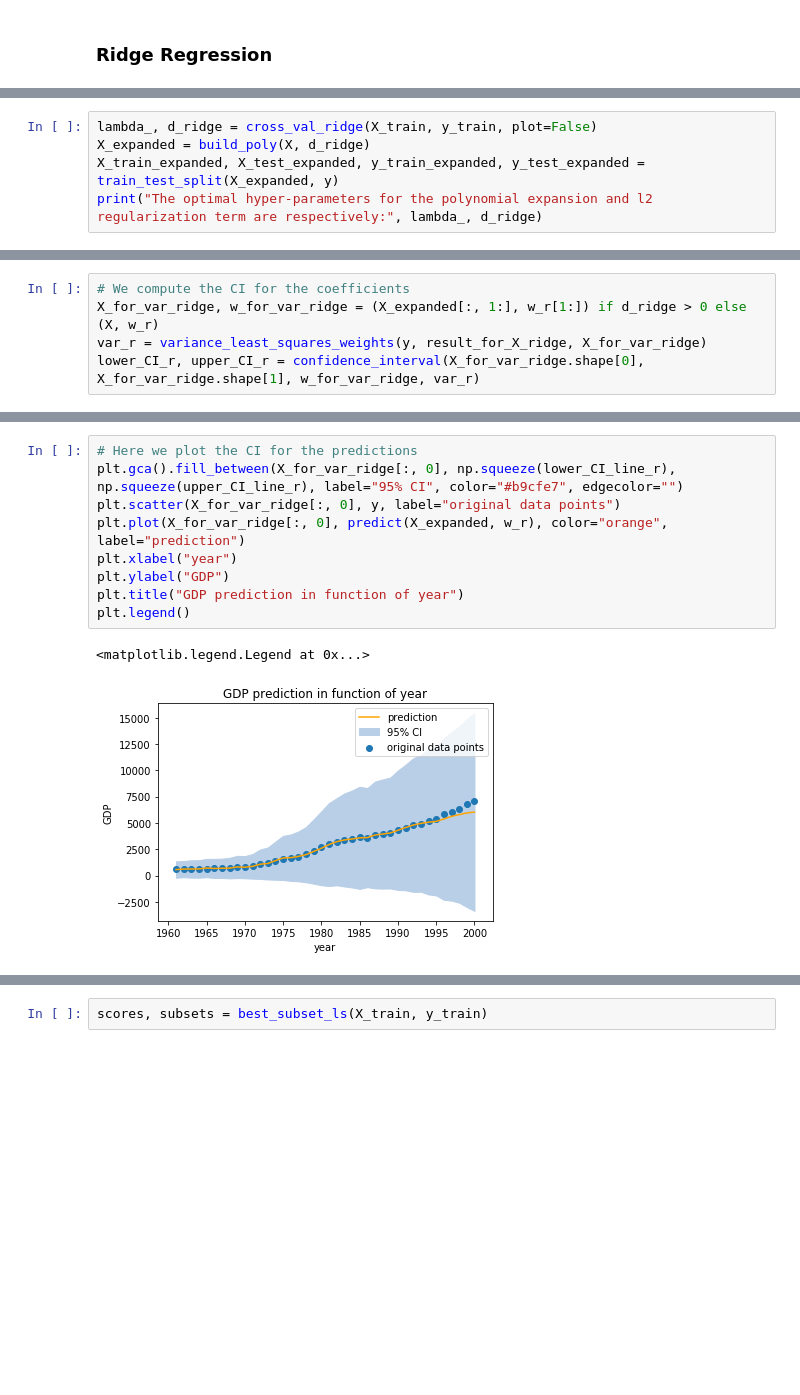
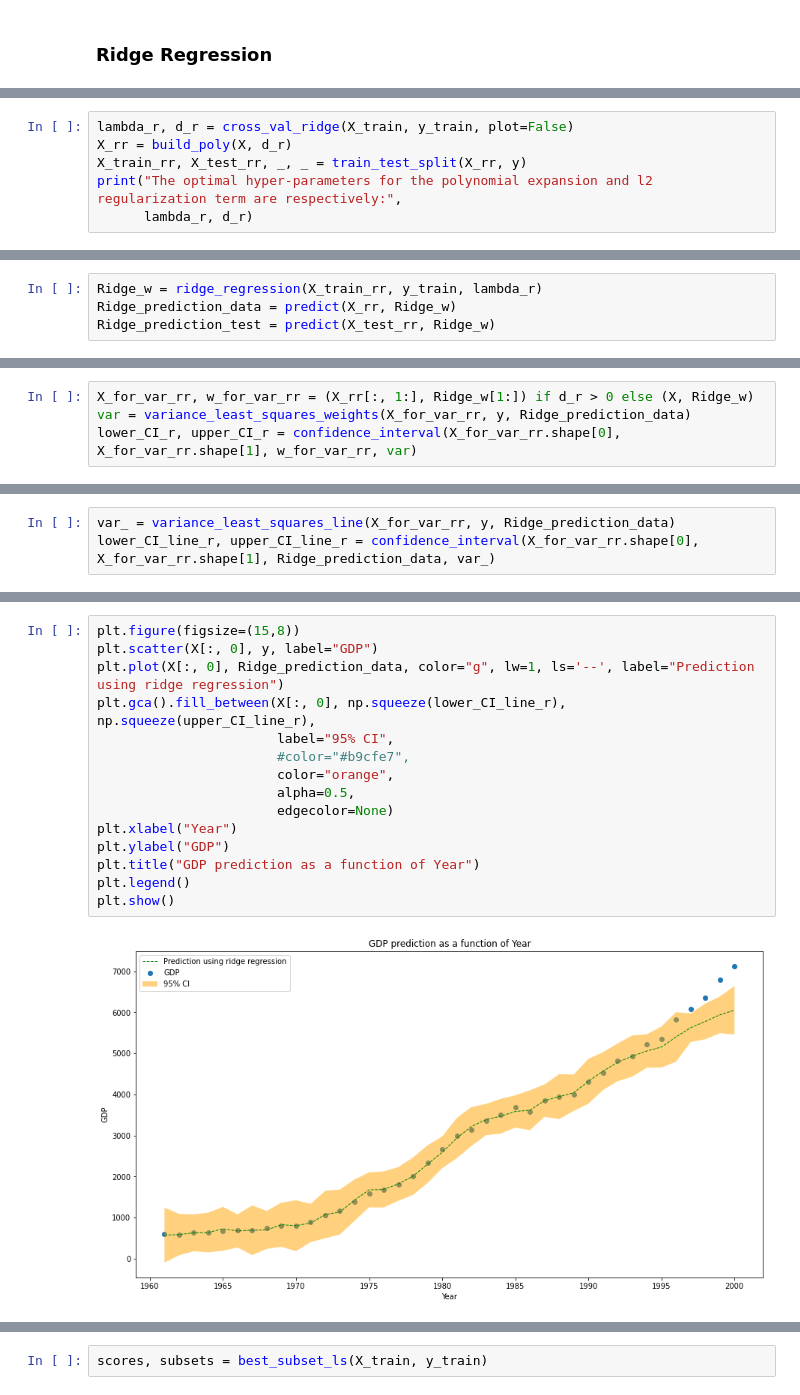
Before and after one commit to NizarGhandri/GDP, a Jupyter notebook: notebooks/tunisia_model.ipynb, the cells around one changed output, grey strips where cells are left out. Cells and saved outputs as stored; diff of their text form; blank space fills up the shorter version.

```diff
--- a/notebooks/tunisia_model.ipynb
+++ b/notebooks/tunisia_model.ipynb
@@ -197,6 +212,7 @@ Let us now apply the ridge regression (which is solvable analytically given that
 # %%
-lambda_, d_ridge = cross_val_ridge(X_train, y_train, plot=False)
-X_expanded = build_poly(X, d_ridge)
-X_train_expanded, X_test_expanded, y_train_expanded, y_test_expanded = train_test_split(X_expanded, y)
-print("The optimal hyper-parameters for the polynomial expansion and l2 regularization term are respectively:", lambda_, d_ridge)
+lambda_r, d_r = cross_val_ridge(X_train, y_train, plot=False)
+X_rr = build_poly(X, d_r)
+X_train_rr, X_test_rr, _, _ = train_test_split(X_rr, y)
+print("The optimal hyper-parameters for the polynomial expansion and l2 regularization term are respectively:",
+      lambda_r, d_r)
 # %% [output]
@@ -215,0 +220,4 @@ The R^2 for the whole data set is:  0.9827967519969342
+# %%
+Ridge_w = ridge_regression(X_train_rr, y_train, lambda_r)
+Ridge_prediction_data = predict(X_rr, Ridge_w)
+Ridge_prediction_test = predict(X_test_rr, Ridge_w)
@@ -223,5 +234,4 @@ Let us now visualize our predictions:
 # %%
-# We compute the CI for the coefficients
-X_for_var_ridge, w_for_var_ridge = (X_expanded[:, 1:], w_r[1:]) if d_ridge > 0 else (X, w_r)
-var_r = variance_least_squares_weights(y, result_for_X_ridge, X_for_var_ridge)
-lower_CI_r, upper_CI_r = confidence_interval(X_for_var_ridge.shape[0], X_for_var_ridge.shape[1], w_for_var_ridge, var_r)
+X_for_var_rr, w_for_var_rr = (X_rr[:, 1:], Ridge_w[1:]) if d_r > 0 else (X, Ridge_w)
+var = variance_least_squares_weights(X_for_var_rr, y, Ridge_prediction_data)
+lower_CI_r, upper_CI_r = confidence_interval(X_for_var_rr.shape[0], X_for_var_rr.shape[1], w_for_var_rr, var)
@@ -240,0 +258,3 @@ lower_CI_line_r, upper_CI_line_r = confidence_interval(X_for_var_ridge.shape[0],
+# %%
+var_ = variance_least_squares_line(X_for_var_rr, y, Ridge_prediction_data)
+lower_CI_line_r, upper_CI_line_r = confidence_interval(X_for_var_rr.shape[0], X_for_var_rr.shape[1], Ridge_prediction_data, var_)
@@ -241,12 +263,17 @@ lower_CI_line_r, upper_CI_line_r = confidence_interval(X_for_var_ridge.shape[0],
 # %%
-# Here we plot the CI for the predictions
-plt.gca().fill_between(X_for_var_ridge[:, 0], np.squeeze(lower_CI_line_r), np.squeeze(upper_CI_line_r), label="95% CI", color="#b9cfe7", edgecolor="")
-plt.scatter(X_for_var_ridge[:, 0], y, label="original data points")
-plt.plot(X_for_var_ridge[:, 0], predict(X_expanded, w_r), color="orange", label="prediction")
-plt.xlabel("year")
+plt.figure(figsize=(15,8))
+plt.scatter(X[:, 0], y, label="GDP")
+plt.plot(X[:, 0], Ridge_prediction_data, color="g", lw=1, ls='--', label="Prediction using ridge regression")
+plt.gca().fill_between(X[:, 0], np.squeeze(lower_CI_line_r), np.squeeze(upper_CI_line_r),
+                       label="95% CI",
+                       #color="#b9cfe7",
+                       color="orange",
+                       alpha=0.5,
+                       edgecolor=None)
+plt.xlabel("Year")
 plt.ylabel("GDP")
-plt.title("GDP prediction in function of year")
+plt.title("GDP prediction as a function of Year")
 plt.legend()
+plt.show()
 # %% [output]
-<matplotlib.legend.Legend at 0x...>
-[figure, old version]
+[figure, new version]
```
Also changed, not shown: parts of 77 cells of this notebook, 3 other files.
